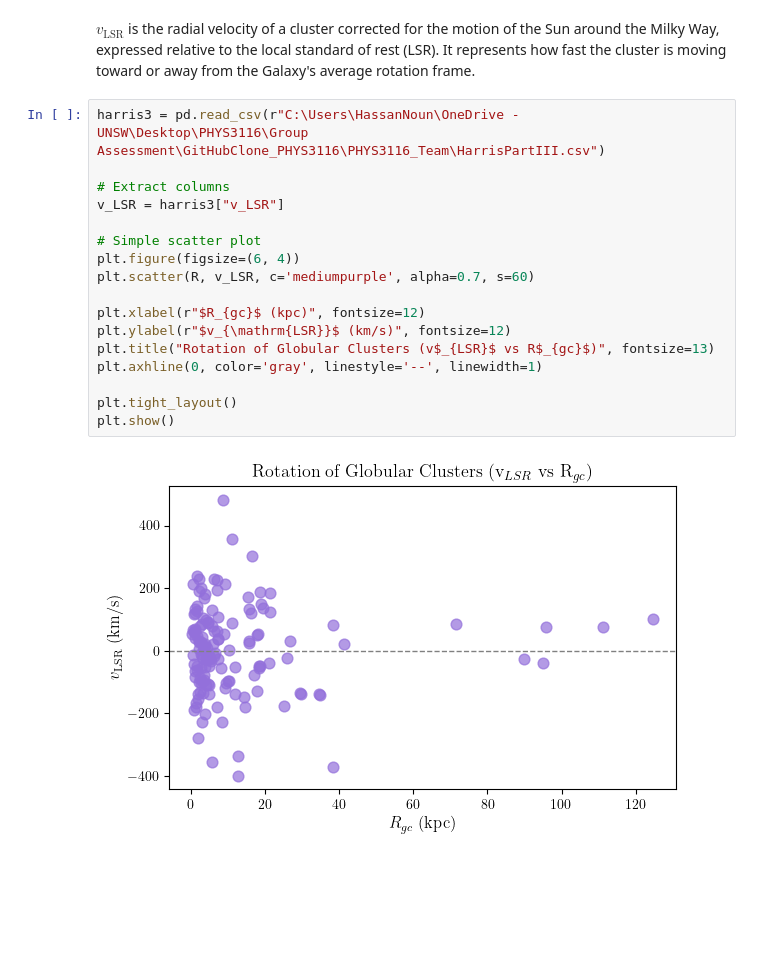
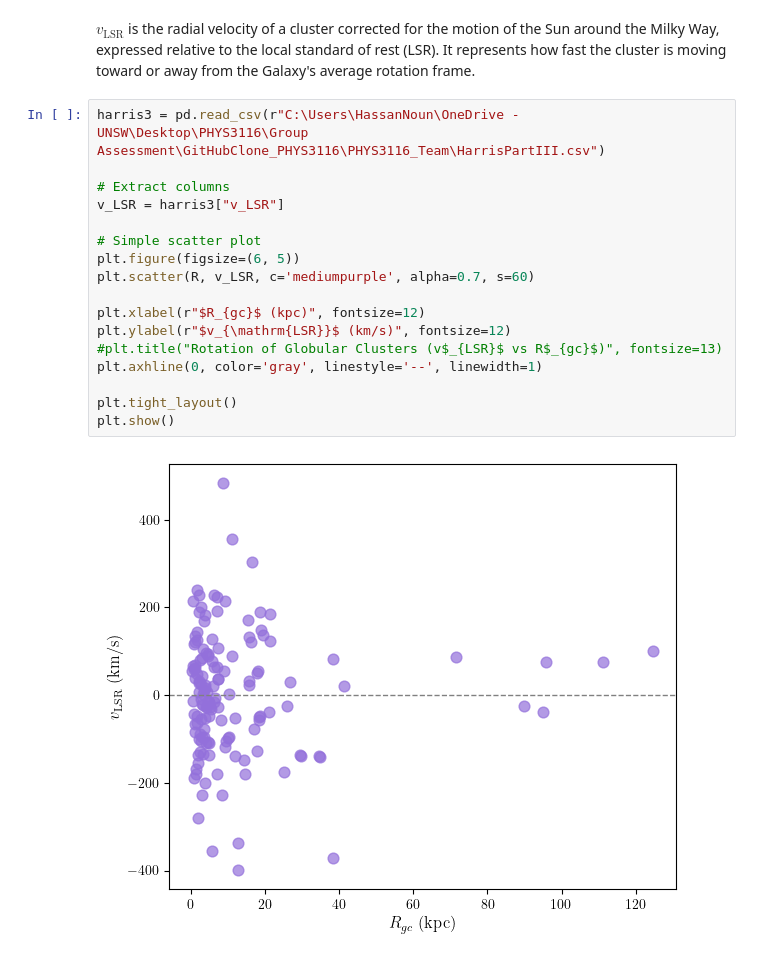
Before and after one commit to sleepdepr1ved/PHYS3116_Team, a Jupyter notebook: PHYS3116_Hassan.ipynb, the cells around one changed output. Cells and saved outputs as stored; diff of their text form; blank space fills up the shorter version.

```diff
--- a/PHYS3116_Hassan.ipynb
+++ b/PHYS3116_Hassan.ipynb
@@ -99,19 +99,19 @@ $v_\text{LSR}$ is the radial velocity of a cluster corrected for the motion of t
 # %%
 harris3 = pd.read_csv(r"C:\Users\HassanNoun\OneDrive - UNSW\Desktop\PHYS3116\Group Assessment\GitHubClone_PHYS3116\PHYS3116_Team\HarrisPartIII.csv")
 
 # Extract columns
 v_LSR = harris3["v_LSR"]
 
 # Simple scatter plot
-plt.figure(figsize=(6, 4))
+plt.figure(figsize=(6, 5))
 plt.scatter(R, v_LSR, c='mediumpurple', alpha=0.7, s=60)
 
 plt.xlabel(r"$R_{gc}$ (kpc)", fontsize=12)
 plt.ylabel(r"$v_{\mathrm{LSR}}$ (km/s)", fontsize=12)
-plt.title("Rotation of Globular Clusters (v$_{LSR}$ vs R$_{gc}$)", fontsize=13)
+#plt.title("Rotation of Globular Clusters (v$_{LSR}$ vs R$_{gc}$)", fontsize=13)
 plt.axhline(0, color='gray', linestyle='--', linewidth=1)
 
 plt.tight_layout()
 plt.show()
 # %% [output]
-[figure, old version]
+[figure, new version]
```
